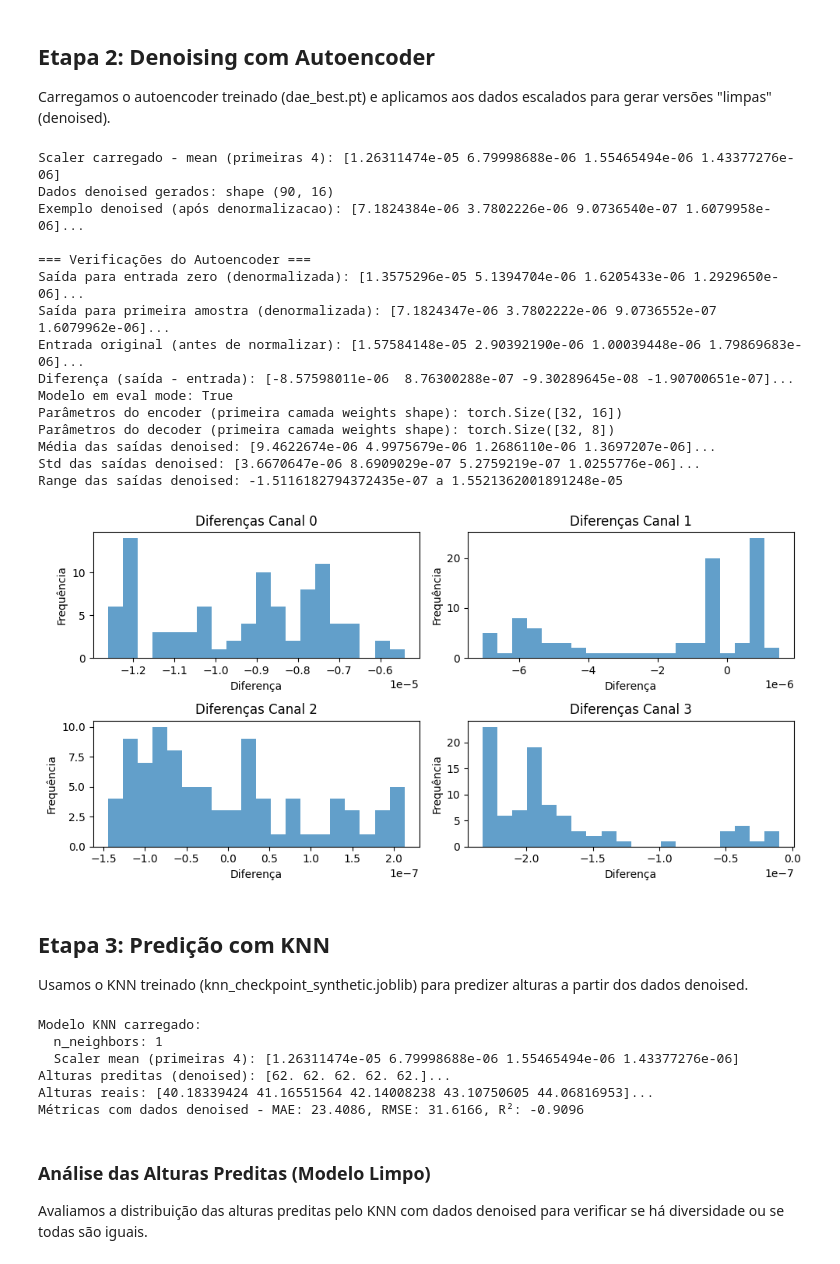
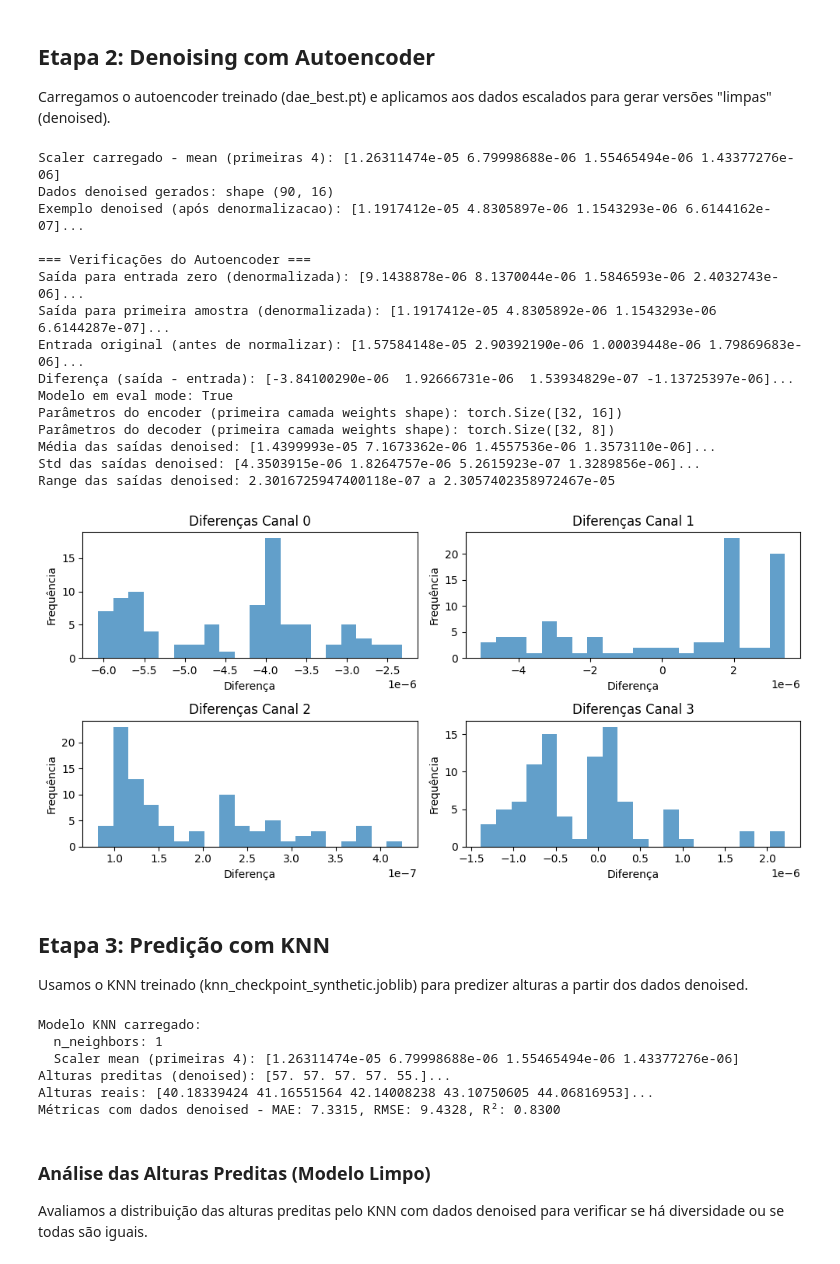
Before and after one commit to mateusvendramini/UltrasoundClassifcation, a Jupyter notebook: erros/pipeline_complete.ipynb, the cells around one changed output. Cells and saved outputs as stored; diff of their text form; code cells hidden in the pictures.

```diff
--- a/erros/pipeline_complete.ipynb
+++ b/erros/pipeline_complete.ipynb
@@ -22,7 +22,7 @@ from sklearn.metrics import mean_absolute_error, mean_squared_error, r2_score
 
 # Arquivos
 EXPERIMENTAL_FILE = 'model_compound_4_10_104_1_interface_realisticfull_apod.h5'
-DAE_MODEL_PATH = 'dae_best_262.pt'
+DAE_MODEL_PATH = 'dae_best_262_matrizerror_bigger.pt'
 KNN_MODEL_PATH = 'knn_checkpoint_synthetic.joblib'
 DATA_DIR = Path('.')
 
@@ -95,21 +95,21 @@ class DenoisingAutoencoder(nn.Module):
     input_dim  : dimensão das medições (16 canais)
     latent_dim : dimensão do espaço latente (espaço comprimido)
     """
-    def __init__(self, input_dim: int = 16, latent_dim: int = 8):
+    def __init__(self, input_dim: int = 16, latent_dim: int = 12):
         super().__init__()
 
         self.encoder = nn.Sequential(
-            nn.Linear(input_dim, 32),
-            nn.BatchNorm1d(32),
+            nn.Linear(input_dim, 48),
+            nn.BatchNorm1d(48),
             nn.GELU(),
-            nn.Linear(32, latent_dim),
+            nn.Linear(48, latent_dim),
         )
 
         self.decoder = nn.Sequential(
-            nn.Linear(latent_dim, 32),
-            nn.BatchNorm1d(32),
+            nn.Linear(latent_dim, 48),
+            nn.BatchNorm1d(48),
             nn.GELU(),
-            nn.Linear(32, input_dim),
+            nn.Linear(48, input_dim),
         )
 
         # Inicializa os pesos do decoder próximos de zero para que
@@ -178,41 +178,41 @@ print(f"Diferença (saída - entrada): {test_output_sample_denorm[0][:4] - featu
 print(f"Modelo em eval mode: {not dae_model.training}")
 print(f"Parâmetros do encoder (primeira camada weights shape): {dae_model.encoder[0].weight.shape}")
 print(f"Parâmetros do decoder (primeira camada weights shape): {dae_model.decoder[0].weight.shape}")
 
 # 4. Verificar estatísticas das saídas denoised (denormalizadas)
 print(f"Média das saídas denoised: {np.mean(features_denoised, axis=0)[:4]}...")
 print(f"Std das saídas denoised: {np.std(features_denoised, axis=0)[:4]}...")
 print(f"Range das saídas denoised: {np.min(features_denoised)} a {np.max(features_denoised)}")
 
 # 5. Plot simples das diferenças por canal
 import matplotlib.pyplot as plt
 differences = features_denoised - features_scaled
 plt.figure(figsize=(10, 5))
 for i in range(min(4, differences.shape[1])):  # Plotar primeiros 4 canais
     plt.subplot(2, 2, i+1)
     plt.hist(differences[:, i], bins=20, alpha=0.7)
     plt.title(f'Diferenças Canal {i}')
     plt.xlabel('Diferença')
     plt.ylabel('Frequência')
 plt.tight_layout()
 plt.show()
 # %% [output]
 Scaler carregado - mean (primeiras 4): [1.26311474e-05 6.79998688e-06 1.55465494e-06 1.43377276e-06]
 Dados denoised gerados: shape (90, 16)
-Exemplo denoised (após denormalizacao): [7.1824384e-06 3.7802226e-06 9.0736540e-07 1.6079958e-06]...
+Exemplo denoised (após denormalizacao): [1.1917412e-05 4.8305897e-06 1.1543293e-06 6.6144162e-07]...
 
 === Verificações do Autoencoder ===
-Saída para entrada zero (denormalizada): [1.3575296e-05 5.1394704e-06 1.6205433e-06 1.2929650e-06]...
-Saída para primeira amostra (denormalizada): [7.1824347e-06 3.7802222e-06 9.0736552e-07 1.6079962e-06]...
+Saída para entrada zero (denormalizada): [9.1438878e-06 8.1370044e-06 1.5846593e-06 2.4032743e-06]...
+Saída para primeira amostra (denormalizada): [1.1917412e-05 4.8305892e-06 1.1543293e-06 6.6144287e-07]...
 Entrada original (antes de normalizar): [1.57584148e-05 2.90392190e-06 1.00039448e-06 1.79869683e-06]...
-Diferença (saída - entrada): [-8.57598011e-06  8.76300288e-07 -9.30289645e-08 -1.90700651e-07]...
+Diferença (saída - entrada): [-3.84100290e-06  1.92666731e-06  1.53934829e-07 -1.13725397e-06]...
 Modelo em eval mode: True
 Parâmetros do encoder (primeira camada weights shape): torch.Size([32, 16])
 Parâmetros do decoder (primeira camada weights shape): torch.Size([32, 8])
-Média das saídas denoised: [9.4622674e-06 4.9975679e-06 1.2686110e-06 1.3697207e-06]...
-Std das saídas denoised: [3.6670647e-06 8.6909029e-07 5.2759219e-07 1.0255776e-06]...
-Range das saídas denoised: -1.5116182794372435e-07 a 1.5521362001891248e-05
+Média das saídas denoised: [1.4399993e-05 7.1673362e-06 1.4557536e-06 1.3573110e-06]...
+Std das saídas denoised: [4.3503915e-06 1.8264757e-06 5.2615923e-07 1.3289856e-06]...
+Range das saídas denoised: 2.3016725947400118e-07 a 2.3057402358972467e-05
-[figure, old version]
+[figure, new version]
 # %% [markdown]
 ## Etapa 3: Predição com KNN
 
@@ -247,9 +247,9 @@ print(f"Métricas com dados denoised - MAE: {mae_denoised:.4f}, RMSE: {rmse_deno
 Modelo KNN carregado:
   n_neighbors: 1
   Scaler mean (primeiras 4): [1.26311474e-05 6.79998688e-06 1.55465494e-06 1.43377276e-06]
-Alturas preditas (denoised): [62. 62. 62. 62. 62.]...
+Alturas preditas (denoised): [57. 57. 57. 57. 55.]...
 Alturas reais: [40.18339424 41.16551564 42.14008238 43.10750605 44.06816953]...
-Métricas com dados denoised - MAE: 23.4086, RMSE: 31.6166, R²: -0.9096
+Métricas com dados denoised - MAE: 7.3315, RMSE: 9.4328, R²: 0.8300
 # %% [markdown]
 ### Análise das Alturas Preditas (Modelo Limpo)
 
```
Also changed, not shown: parts of 3 cells of this notebook, 4 other files.
